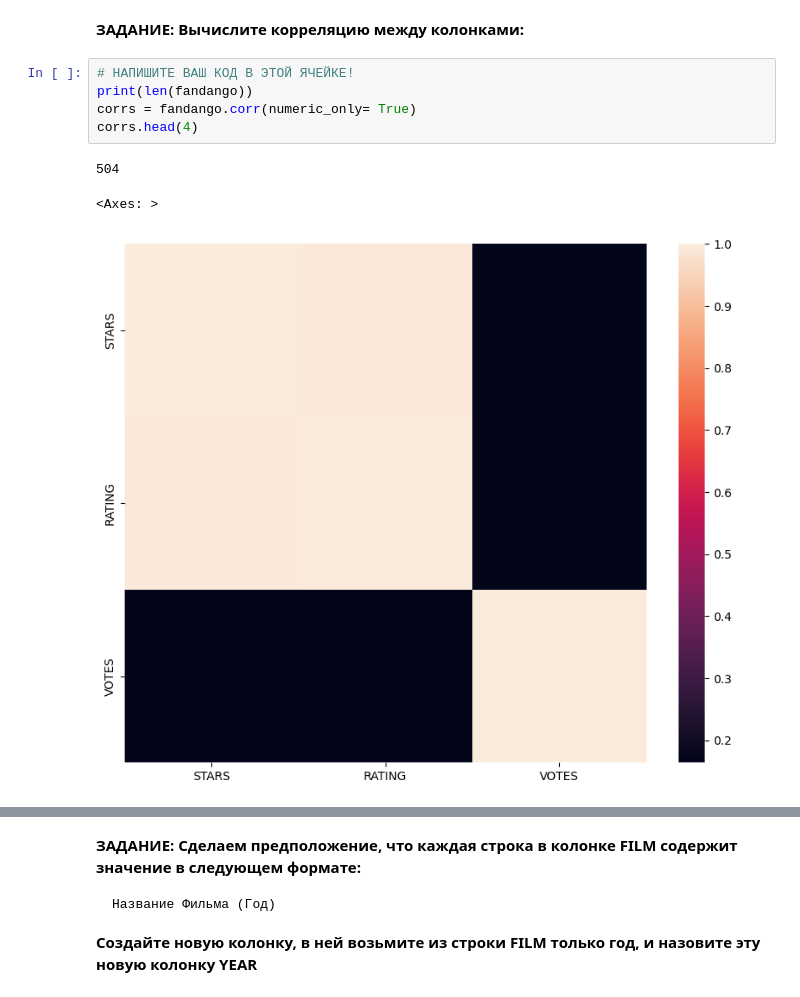
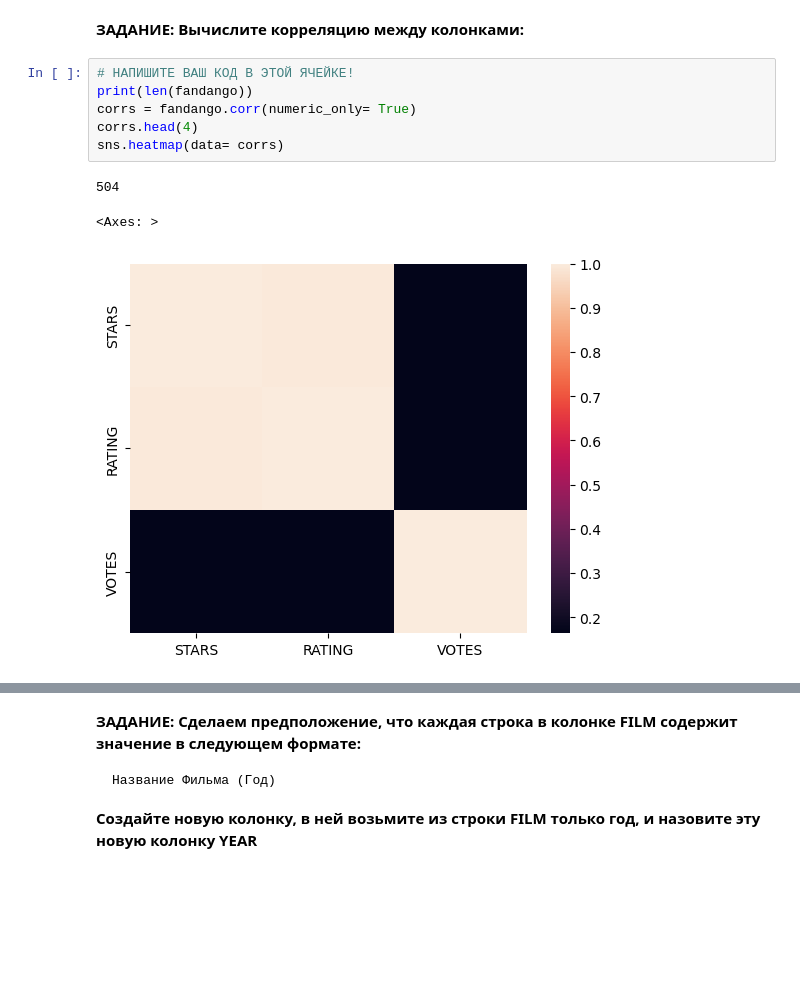
Before and after one commit to Azernem/Data_Science, a Jupyter notebook: NOTEBOOKS/06-Capstone-Project/00-Capstone-Project.ipynb, the cells around one changed output, grey strips where cells are left out. Drawn from its saved outputs; the diff is of its cells as text; blank space fills up the shorter version.

```diff
--- a/NOTEBOOKS/06-Capstone-Project/00-Capstone-Project.ipynb
+++ b/NOTEBOOKS/06-Capstone-Project/00-Capstone-Project.ipynb
@@ -162,9 +149,10 @@ sns.jointplot(data = fandango, y = 'VOTES', x = 'RATING', hue = 'STARS')
 # %%
 # НАПИШИТЕ ВАШ КОД В ЭТОЙ ЯЧЕЙКЕ!
 print(len(fandango))
 corrs = fandango.corr(numeric_only= True)
 corrs.head(4)
+sns.heatmap(data= corrs)
 # %% [output]
 504
 <Axes: >
-[figure, old version]
+[figure, new version]
```
Also changed, not shown: parts of 66 cells of this notebook.
